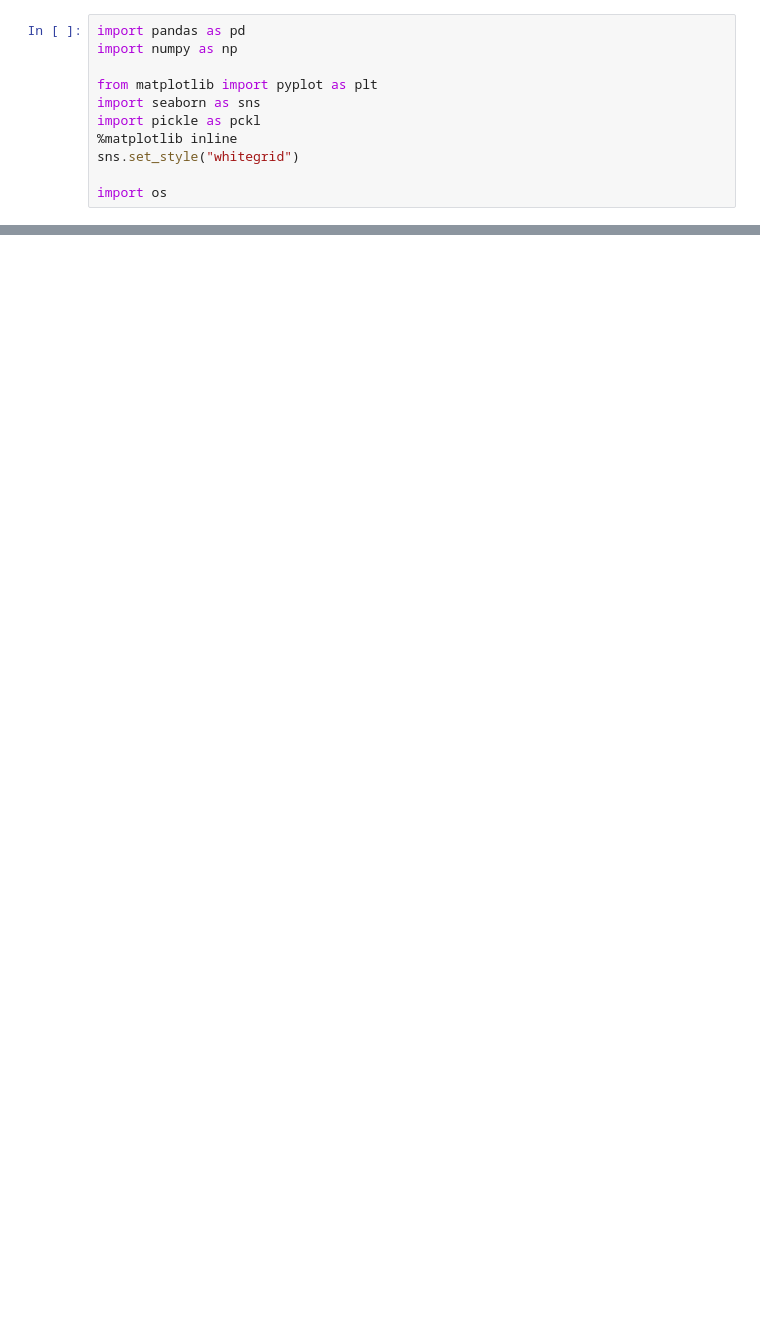
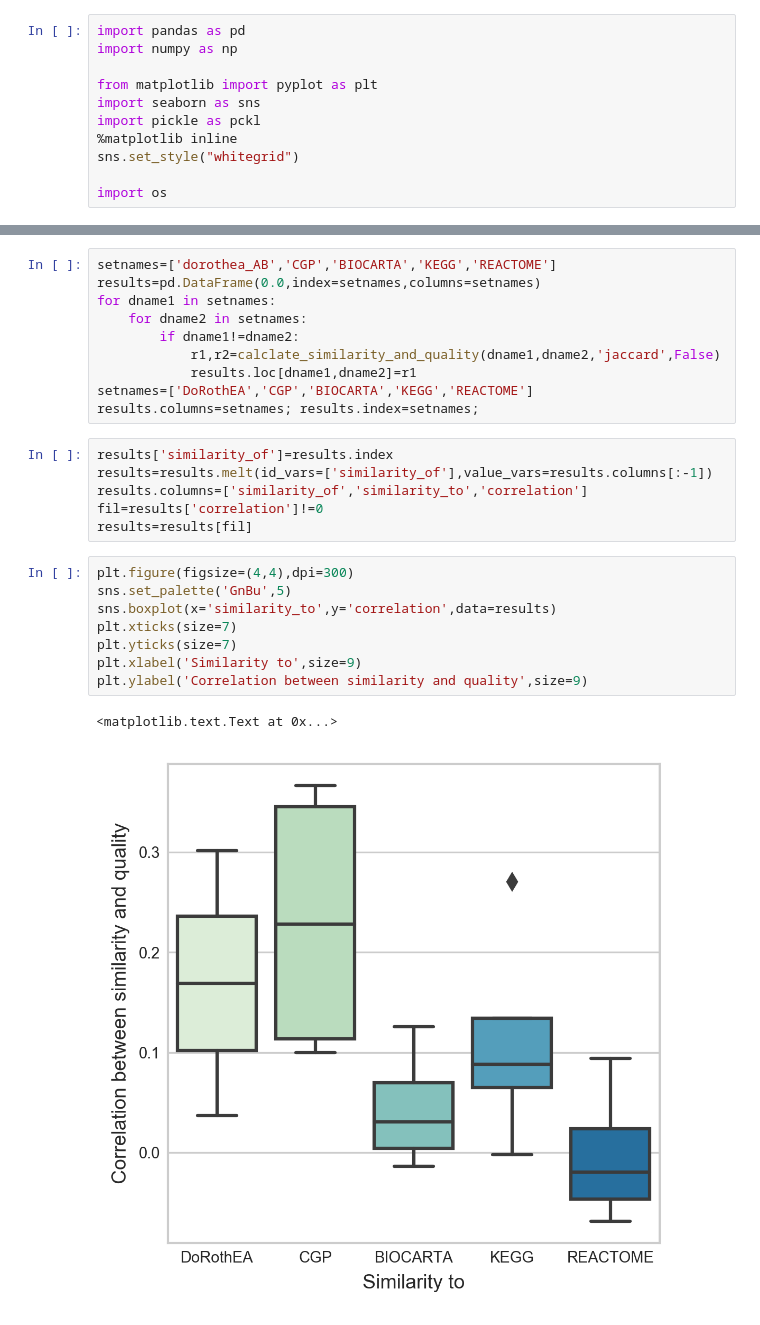
Before and after one commit to bence-szalai/why-pathway-methods-work, a Jupyter notebook: notebooks/quality_similarity_analysis.ipynb, the cells around one changed output, grey strips where cells are left out. Cells and saved outputs as stored; diff of their text form; blank space fills up the shorter version.

```diff
--- a/notebooks/quality_similarity_analysis.ipynb
+++ b/notebooks/quality_similarity_analysis.ipynb
@@ -386,0 +168,27 @@ print(np.mean(scores1minus2[fil]['zscore']))
+# %%
+setnames=['dorothea_AB','CGP','BIOCARTA','KEGG','REACTOME']
+results=pd.DataFrame(0.0,index=setnames,columns=setnames)
+for dname1 in setnames:
+    for dname2 in setnames:
+        if dname1!=dname2:
+            r1,r2=calclate_similarity_and_quality(dname1,dname2,'jaccard',False)
+            results.loc[dname1,dname2]=r1
+setnames=['DoRothEA','CGP','BIOCARTA','KEGG','REACTOME']
+results.columns=setnames; results.index=setnames;
+# %%
+results['similarity_of']=results.index
+results=results.melt(id_vars=['similarity_of'],value_vars=results.columns[:-1])
+results.columns=['similarity_of','similarity_to','correlation']
+fil=results['correlation']!=0
+results=results[fil]
+# %%
+plt.figure(figsize=(4,4),dpi=300)
+sns.set_palette('GnBu',5)
+sns.boxplot(x='similarity_to',y='correlation',data=results)
+plt.xticks(size=7)
+plt.yticks(size=7)
+plt.xlabel('Similarity to',size=9)
+plt.ylabel('Correlation between similarity and quality',size=9)
+# %% [output]
+<matplotlib.text.Text at 0x...>
+[figure, added]
```
Also changed, not shown: parts of 46 cells of this notebook, 3 other files.
